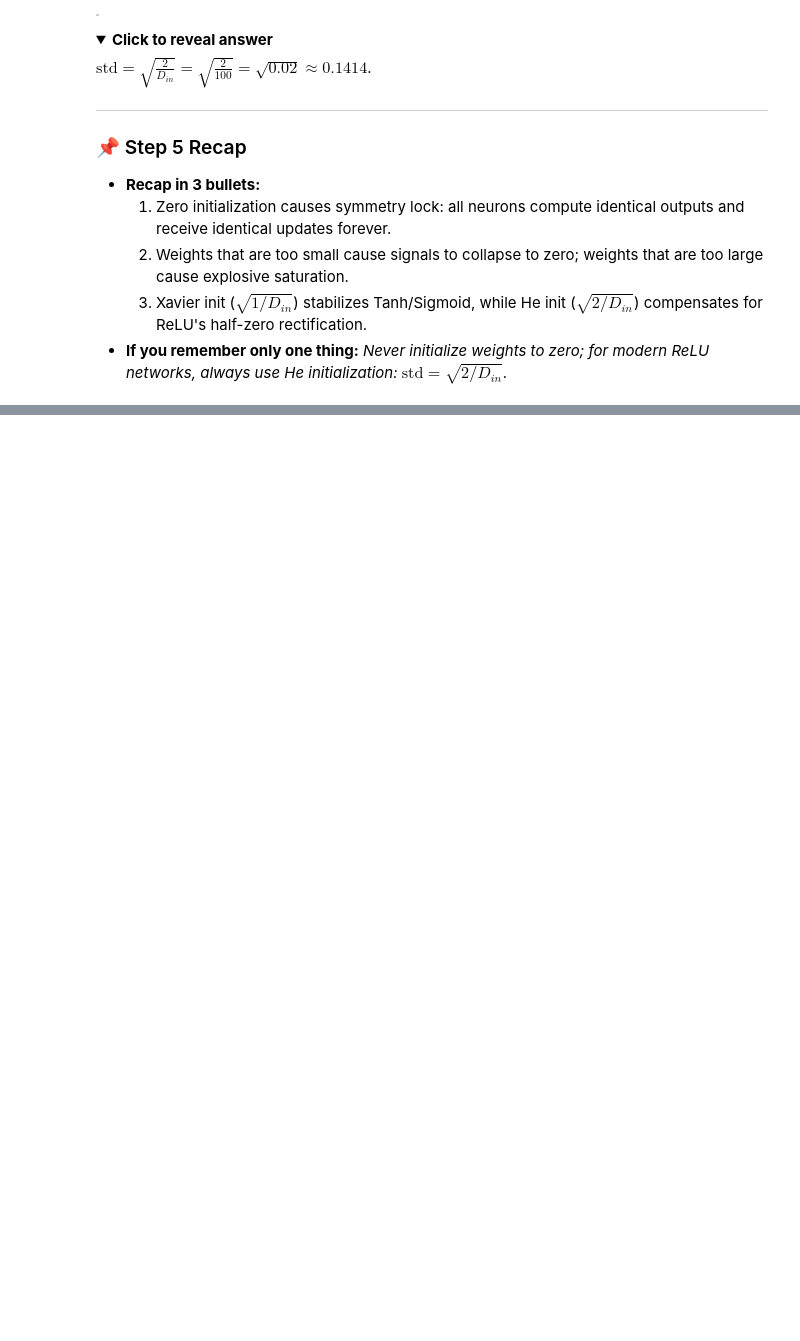
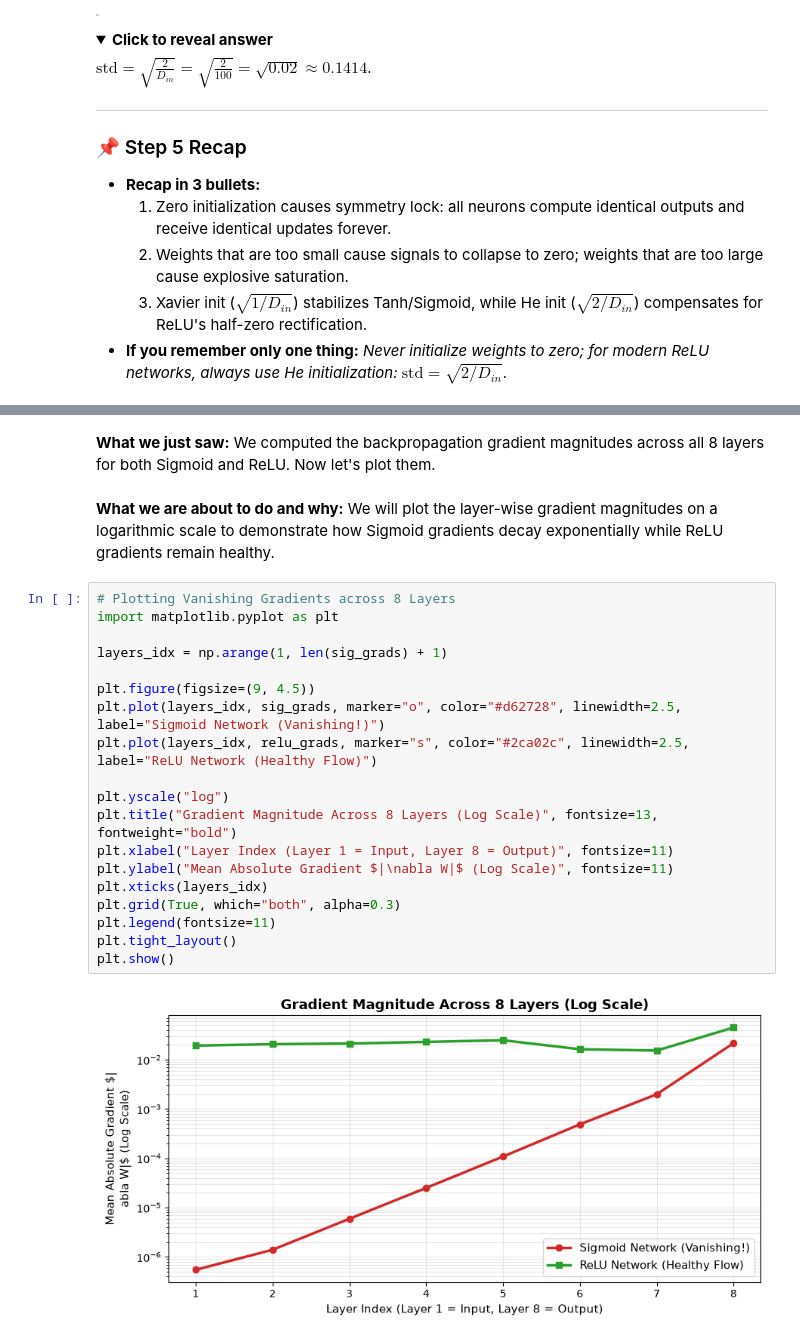
Before and after one commit to Arnav-Shrivastava/Neural-Networks-from-Scratch-Zero-To-Master, a Jupyter notebook: neural_network_from_scratch.ipynb, the cells around one changed output, grey strips where cells are left out. Cells and saved outputs as stored; diff of their text form; folded sections open; blank space fills up the shorter version.

Commit message:
feat: failure demos for vanishing gradients and dying relu

```diff
--- a/neural_network_from_scratch.ipynb
+++ b/neural_network_from_scratch.ipynb
@@ -1829,0 +1906,27 @@ $\text{std} = \sqrt{\frac{2}{D_{in}}} = \sqrt{\frac{2}{100}} = \sqrt{0.02} \appr
+# %% [markdown]
+**What we just saw:**
+We computed the backpropagation gradient magnitudes across all 8 layers for both Sigmoid and ReLU. Now let's plot them.
+# %% [markdown]
+**What we are about to do and why:**
+We will plot the layer-wise gradient magnitudes on a logarithmic scale to demonstrate how Sigmoid gradients decay exponentially while ReLU gradients remain healthy.
+# %%
+# Plotting Vanishing Gradients across 8 Layers
+import matplotlib.pyplot as plt
+
+layers_idx = np.arange(1, len(sig_grads) + 1)
+
+plt.figure(figsize=(9, 4.5))
+plt.plot(layers_idx, sig_grads, marker="o", color="#d62728", linewidth=2.5, label="Sigmoid Network (Vanishing!)")
+plt.plot(layers_idx, relu_grads, marker="s", color="#2ca02c", linewidth=2.5, label="ReLU Network (Healthy Flow)")
+
+plt.yscale("log")
+plt.title("Gradient Magnitude Across 8 Layers (Log Scale)", fontsize=13, fontweight="bold")
+plt.xlabel("Layer Index (Layer 1 = Input, Layer 8 = Output)", fontsize=11)
+plt.ylabel("Mean Absolute Gradient $|\nabla W|$ (Log Scale)", fontsize=11)
+plt.xticks(layers_idx)
+plt.grid(True, which="both", alpha=0.3)
+plt.legend(fontsize=11)
+plt.tight_layout()
+plt.show()
+# %% [output]
+[figure, added]
```
Also changed, not shown: parts of 13 cells of this notebook, 1 other file.
